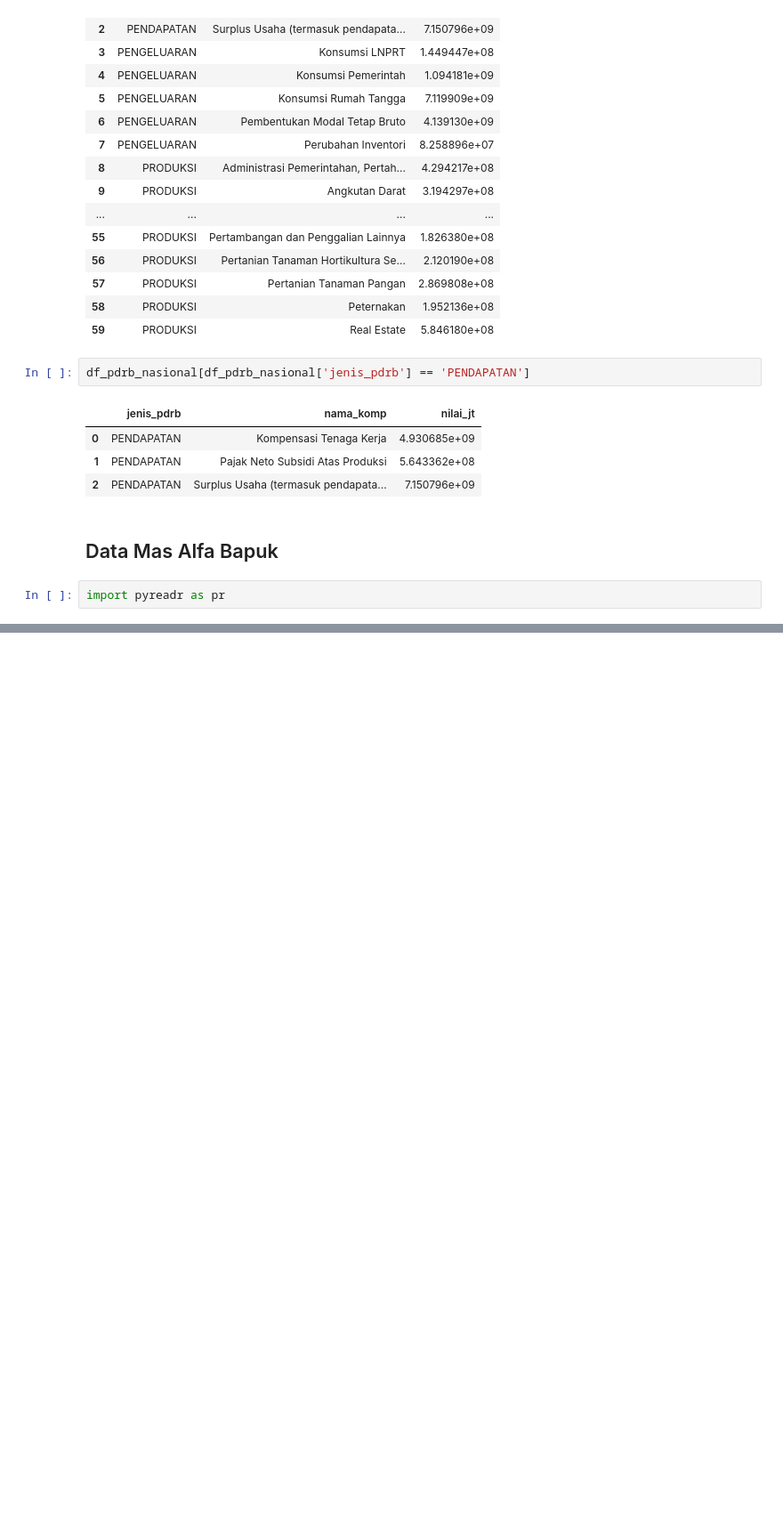
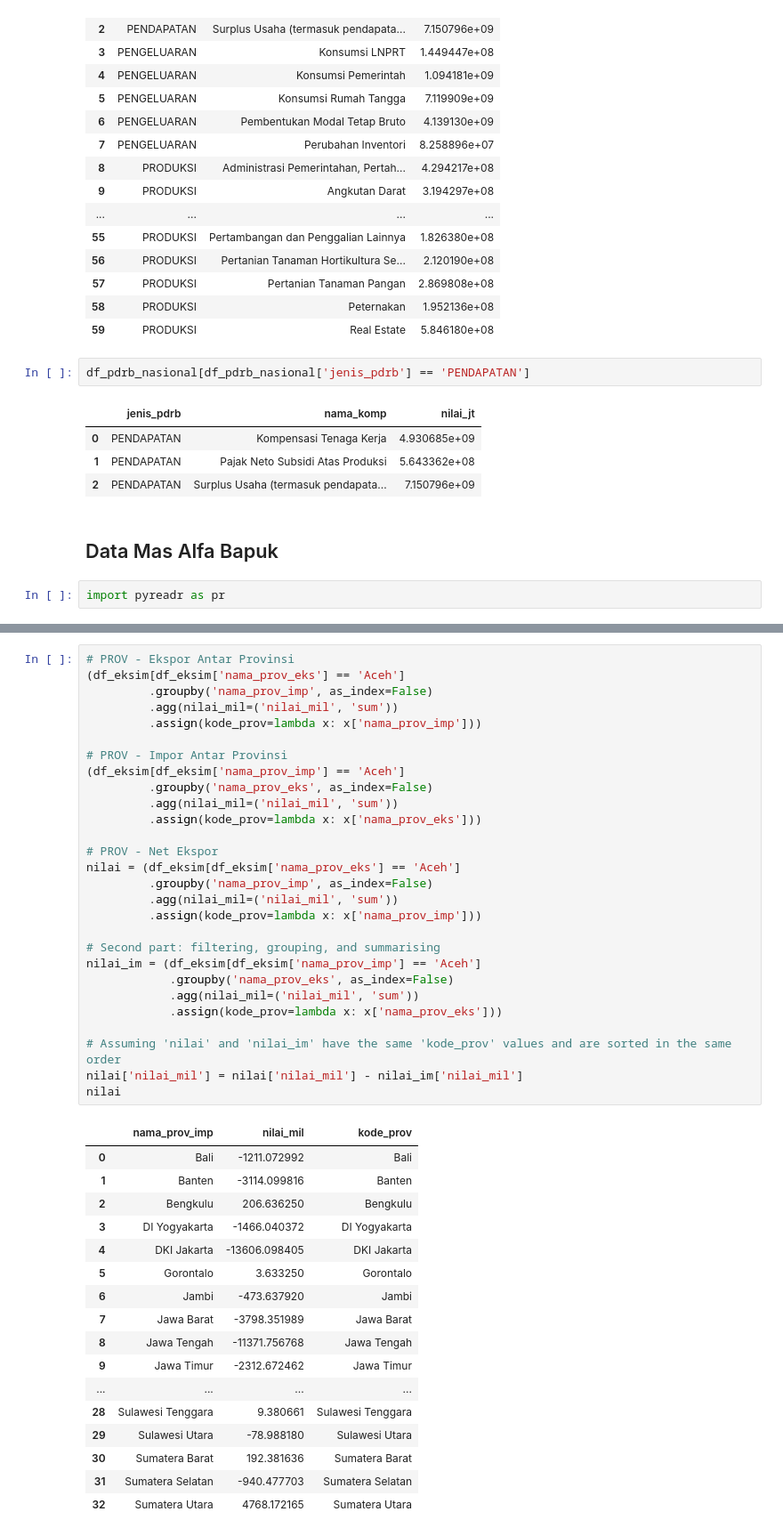
Before and after one commit to nurkhamidah/tryIRIO, a Jupyter notebook: temp.ipynb, the cells around one changed output, grey strips where cells are left out. Shown at 89% size. Cells and saved outputs as stored; diff of their text form; blank space fills up the shorter version.

```diff
--- a/temp.ipynb
+++ b/temp.ipynb
@@ -729,3 +730,49 @@ pr.read_r('data/data_eksim_ap.rds')[None]
 | 116686 | 94 | Papua | 91 | Papua Barat | I-51 | Jasa Kesehatan dan Kegiatan Sosial | Konsumsi Akhir | ... |
 | 116687 | 94 | Papua | 91 | Papua Barat | I-52 | Jasa Lainnya | Konsumsi Akhir | ... |
 116688 rows × 8 columns
+# %%
+# PROV - Ekspor Antar Provinsi
+(df_eksim[df_eksim['nama_prov_eks'] == 'Aceh']
+         .groupby('nama_prov_imp', as_index=False)
+         .agg(nilai_mil=('nilai_mil', 'sum'))
+         .assign(kode_prov=lambda x: x['nama_prov_imp']))
+
+# PROV - Impor Antar Provinsi
+(df_eksim[df_eksim['nama_prov_imp'] == 'Aceh']
+         .groupby('nama_prov_eks', as_index=False)
+         .agg(nilai_mil=('nilai_mil', 'sum'))
+         .assign(kode_prov=lambda x: x['nama_prov_eks']))
+
+# PROV - Net Ekspor
+nilai = (df_eksim[df_eksim['nama_prov_eks'] == 'Aceh']
+         .groupby('nama_prov_imp', as_index=False)
+         .agg(nilai_mil=('nilai_mil', 'sum'))
+         .assign(kode_prov=lambda x: x['nama_prov_imp']))
+
+# Second part: filtering, grouping, and summarising
+nilai_im = (df_eksim[df_eksim['nama_prov_imp'] == 'Aceh']
+            .groupby('nama_prov_eks', as_index=False)
+            .agg(nilai_mil=('nilai_mil', 'sum'))
+            .assign(kode_prov=lambda x: x['nama_prov_eks']))
+
+# Assuming 'nilai' and 'nilai_im' have the same 'kode_prov' values and are sorted in the same order
+nilai['nilai_mil'] = nilai['nilai_mil'] - nilai_im['nilai_mil']
+nilai
+# %% [output]
+|  | nama_prov_imp | nilai_mil | kode_prov |
+| 0 | Bali | -1211.072992 | Bali |
+| 1 | Banten | -3114.099816 | Banten |
+| 2 | Bengkulu | 206.636250 | Bengkulu |
+| 3 | DI Yogyakarta | -1466.040372 | DI Yogyakarta |
+| 4 | DKI Jakarta | -13606.098405 | DKI Jakarta |
+| 5 | Gorontalo | 3.633250 | Gorontalo |
+| 6 | Jambi | -473.637920 | Jambi |
+| 7 | Jawa Barat | -3798.351989 | Jawa Barat |
+| 8 | Jawa Tengah | -11371.756768 | Jawa Tengah |
+| 9 | Jawa Timur | -2312.672462 | Jawa Timur |
+| ... | ... | ... | ... |
+| 28 | Sulawesi Tenggara | 9.380661 | Sulawesi Tenggara |
+| 29 | Sulawesi Utara | -78.988180 | Sulawesi Utara |
+| 30 | Sumatera Barat | 192.381636 | Sumatera Barat |
+| 31 | Sumatera Selatan | -940.477703 | Sumatera Selatan |
+| 32 | Sumatera Utara | 4768.172165 | Sumatera Utara |
```
Also changed, not shown: parts of 15 cells of this notebook, 2 other files.
